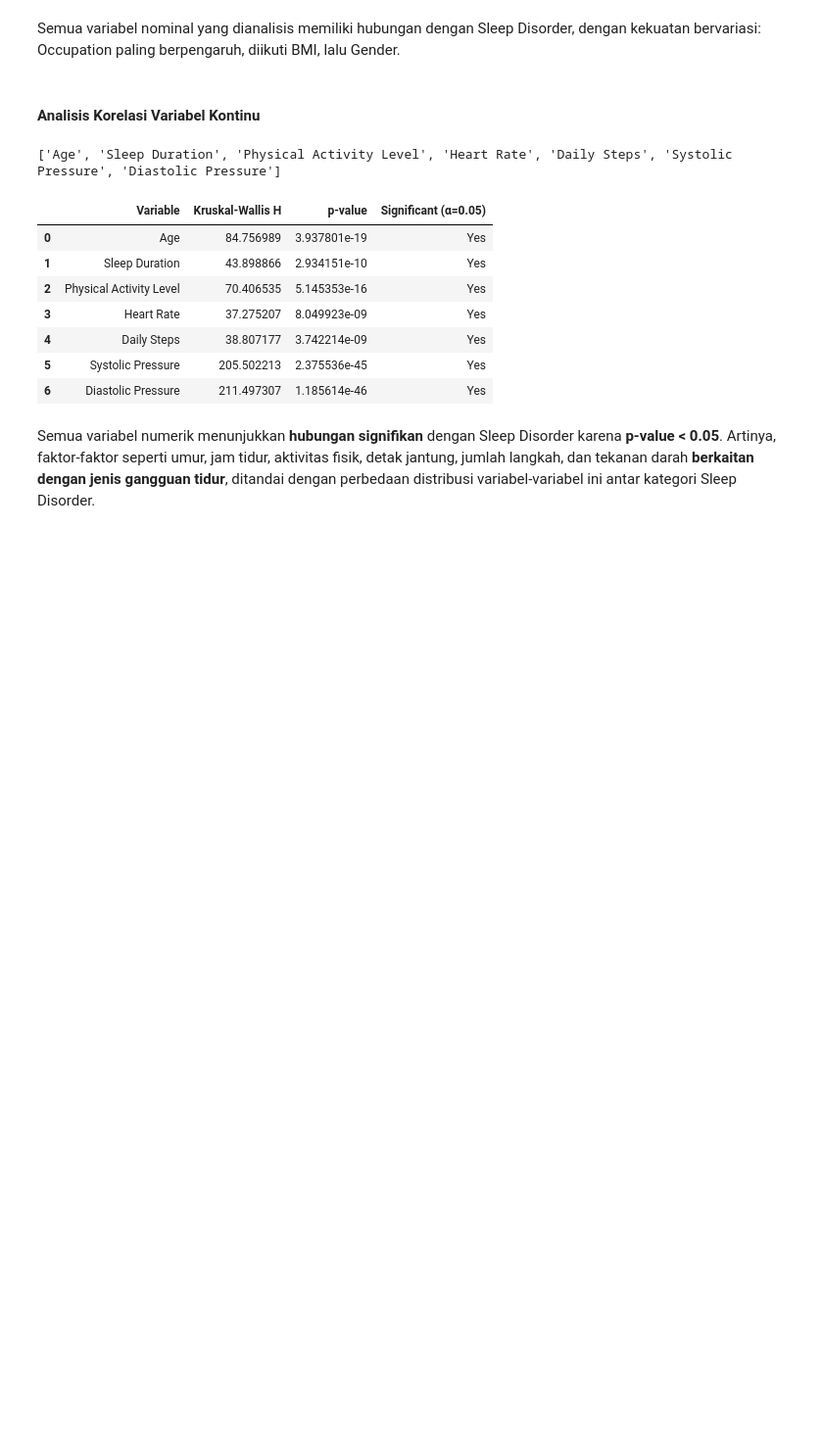
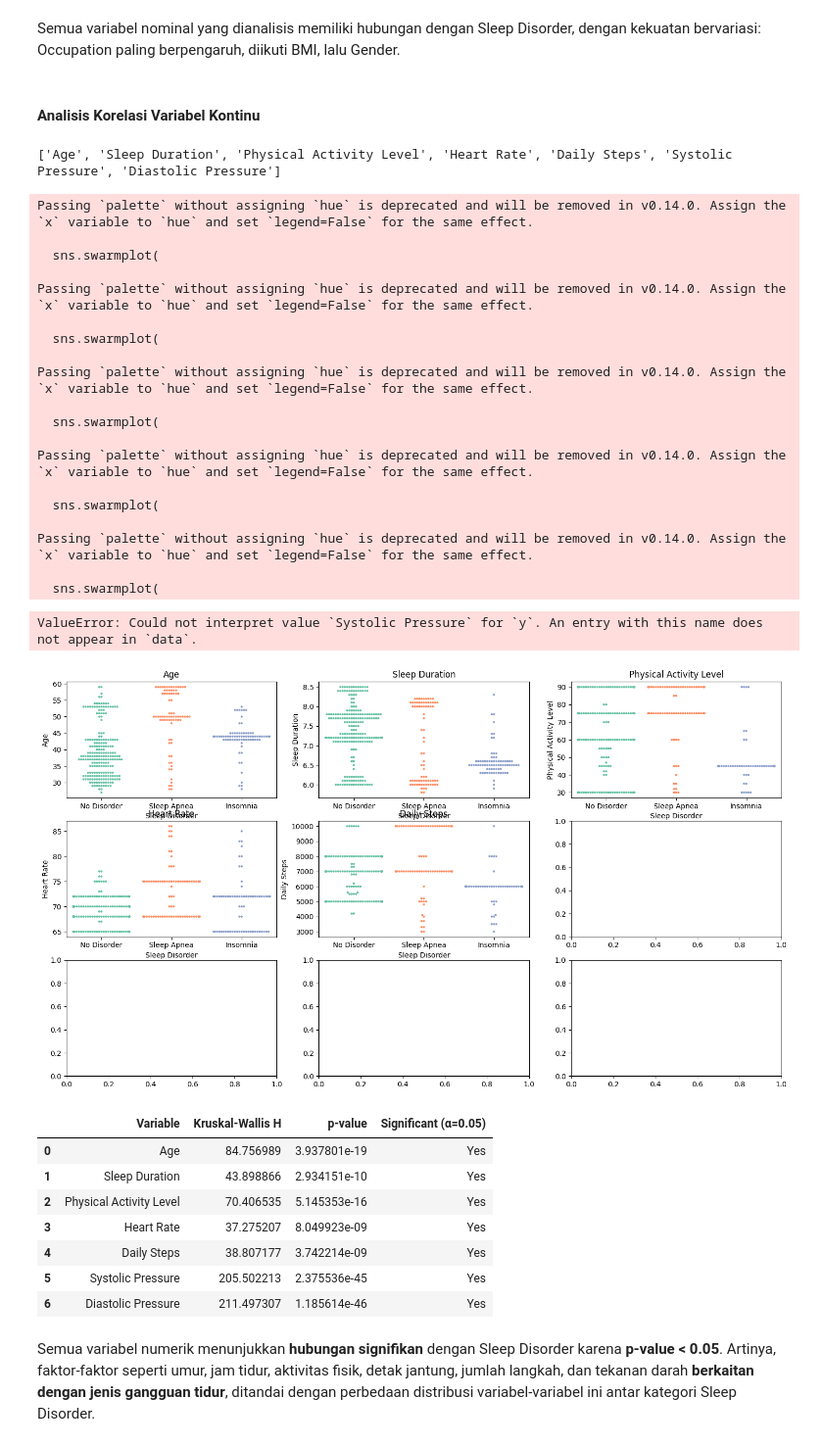
Before and after one commit to Qozuu/EDA-Project-EAS, a Jupyter notebook: sleep_eda.ipynb, the cells around one changed output. Shown at 98% size. Cells and saved outputs as stored; diff of their text form; code cells hidden in the pictures; blank space fills up the shorter version.

```diff
--- a/sleep_eda.ipynb
+++ b/sleep_eda.ipynb
@@ -310,6 +352,55 @@ Semua variabel nominal yang dianalisis memiliki hubungan dengan Sleep Disorder,
 print(numerical_vars)
 # %% [output]
 ['Age', 'Sleep Duration', 'Physical Activity Level', 'Heart Rate', 'Daily Steps', 'Systolic Pressure', 'Diastolic Pressure']
+# %%
+n_cols = 3
+n_rows = (len(numerical_vars) + n_cols - 1) // n_cols
+
+fig, axes = plt.subplots(n_rows, n_cols, figsize=(18, 10))
+axes = axes.flatten()
+
+for i, col in enumerate(numerical_vars):
+    sns.swarmplot(
+        x='Sleep Disorder',
+        y=col,
+        data=df,
+        ax=axes[i],
+        palette='Set2',
+        size=3
+    )
+    axes[i].set_title(col)
+    axes[i].set_xlabel('Sleep Disorder')
+    axes[i].set_ylabel(col)
+
+# hapus subplot kosong
+for j in range(i + 1, len(axes)):
+    fig.delaxes(axes[j])
+
+fig.suptitle('Swarm Plots of Ratio Variables vs Sleep Disorder', fontsize=16)
+plt.tight_layout(rect=[0, 0, 1, 0.95])
+plt.show()
+# %% [output]
+Passing `palette` without assigning `hue` is deprecated and will be removed in v0.14.0. Assign the `x` variable to `hue` and set `legend=False` for the same effect.
+
+  sns.swarmplot(
+
+Passing `palette` without assigning `hue` is deprecated and will be removed in v0.14.0. Assign the `x` variable to `hue` and set `legend=False` for the same effect.
+
+  sns.swarmplot(
+
+Passing `palette` without assigning `hue` is deprecated and will be removed in v0.14.0. Assign the `x` variable to `hue` and set `legend=False` for the same effect.
+
+  sns.swarmplot(
+
+Passing `palette` without assigning `hue` is deprecated and will be removed in v0.14.0. Assign the `x` variable to `hue` and set `legend=False` for the same effect.
+
+  sns.swarmplot(
+
+Passing `palette` without assigning `hue` is deprecated and will be removed in v0.14.0. Assign the `x` variable to `hue` and set `legend=False` for the same effect.
+
+  sns.swarmplot(
+ValueError: Could not interpret value `Systolic Pressure` for `y`. An entry with this name does not appear in `data`.
+[figure, added]
 # %%
 import pandas as pd
 
```
Also changed, not shown: parts of 10 cells of this notebook.
